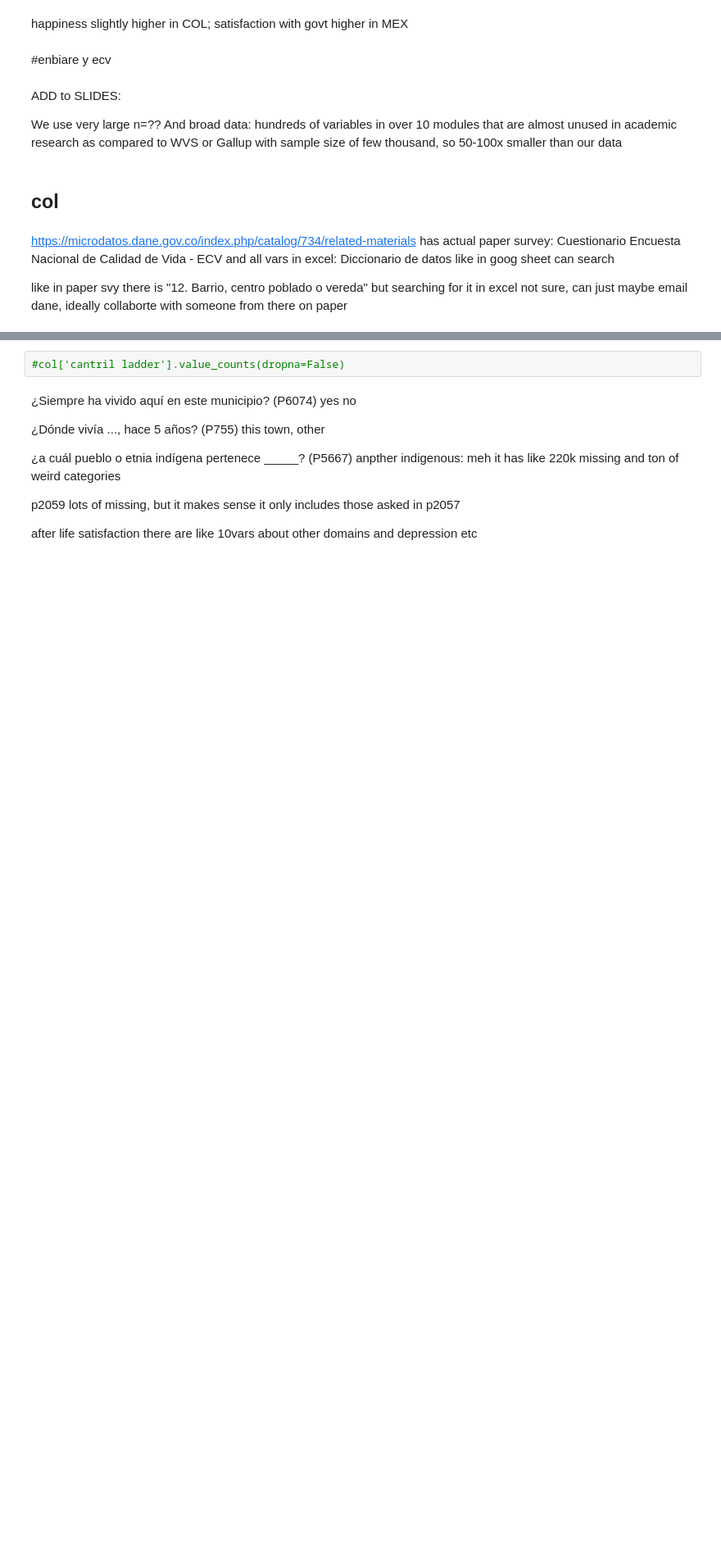
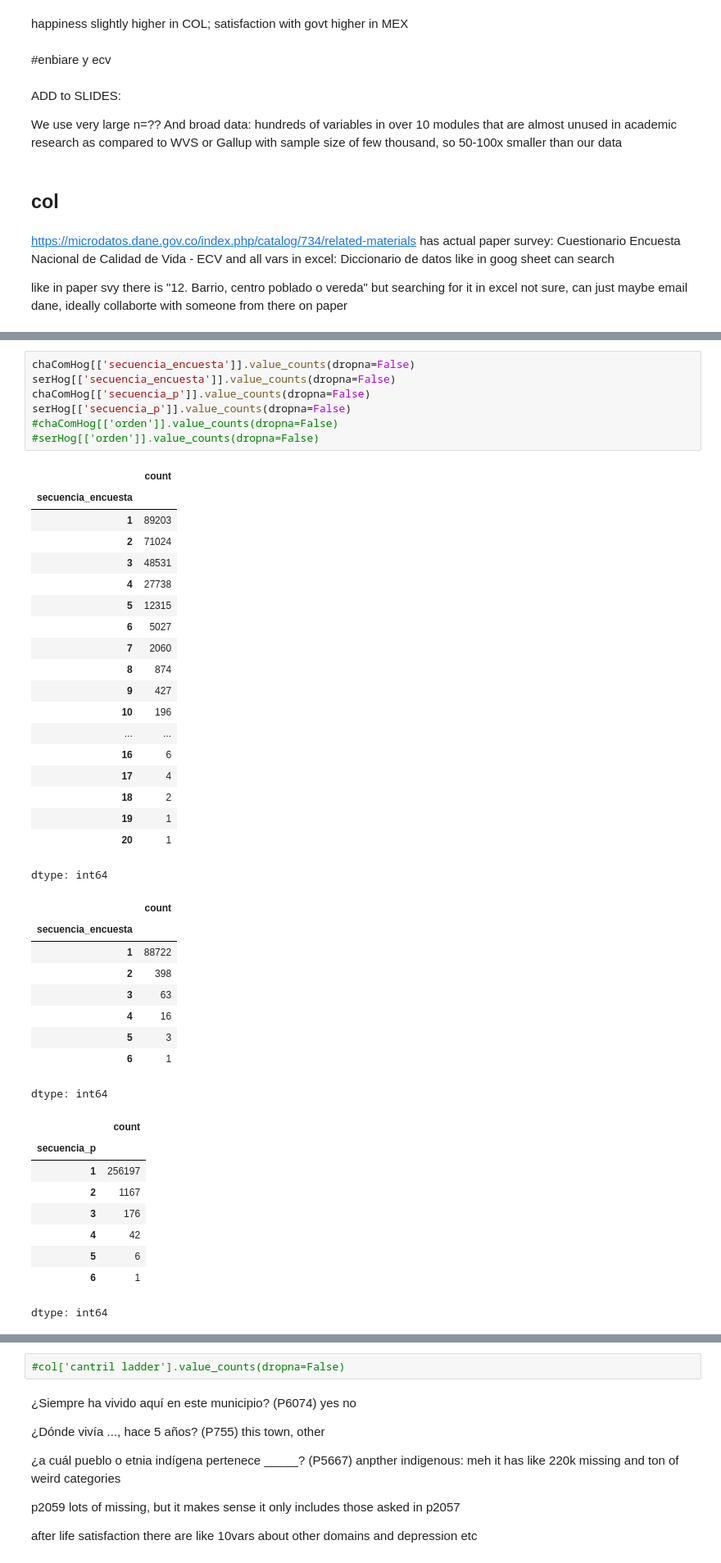
Before and after one commit to theaok/linaColMex, a Jupyter notebook: linaColMex.ipynb, the cells around one changed output, grey strips where cells are left out. Shown at 82% size. Cells and saved outputs as stored; diff of their text form; blank space fills up the shorter version.

```diff
--- a/linaColMex.ipynb
+++ b/linaColMex.ipynb
@@ -218,0 +333,45 @@ https://github.com/theaok/linaColMex/blob/main/Servicios%20del%20hogar.zip
+# %%
+chaComHog[['secuencia_encuesta']].value_counts(dropna=False)
+serHog[['secuencia_encuesta']].value_counts(dropna=False)
+chaComHog[['secuencia_p']].value_counts(dropna=False)
+serHog[['secuencia_p']].value_counts(dropna=False)
+#chaComHog[['orden']].value_counts(dropna=False)
+#serHog[['orden']].value_counts(dropna=False)
+# %% [output]
+|  | count |
+| secuencia_encuesta |  |
+| 1 | 89203 |
+| 2 | 71024 |
+| 3 | 48531 |
+| 4 | 27738 |
+| 5 | 12315 |
+| 6 | 5027 |
+| 7 | 2060 |
+| 8 | 874 |
+| 9 | 427 |
+| 10 | 196 |
+| ... | ... |
+| 16 | 6 |
+| 17 | 4 |
+| 18 | 2 |
+| 19 | 1 |
+| 20 | 1 |
+dtype: int64
+|  | count |
+| secuencia_encuesta |  |
+| 1 | 88722 |
+| 2 | 398 |
+| 3 | 63 |
+| 4 | 16 |
+| 5 | 3 |
+| 6 | 1 |
+dtype: int64
+|  | count |
+| secuencia_p |  |
+| 1 | 256197 |
+| 2 | 1167 |
+| 3 | 176 |
+| 4 | 42 |
+| 5 | 6 |
+| 6 | 1 |
+dtype: int64
```
Also changed, not shown: parts of 18 cells of this notebook.
